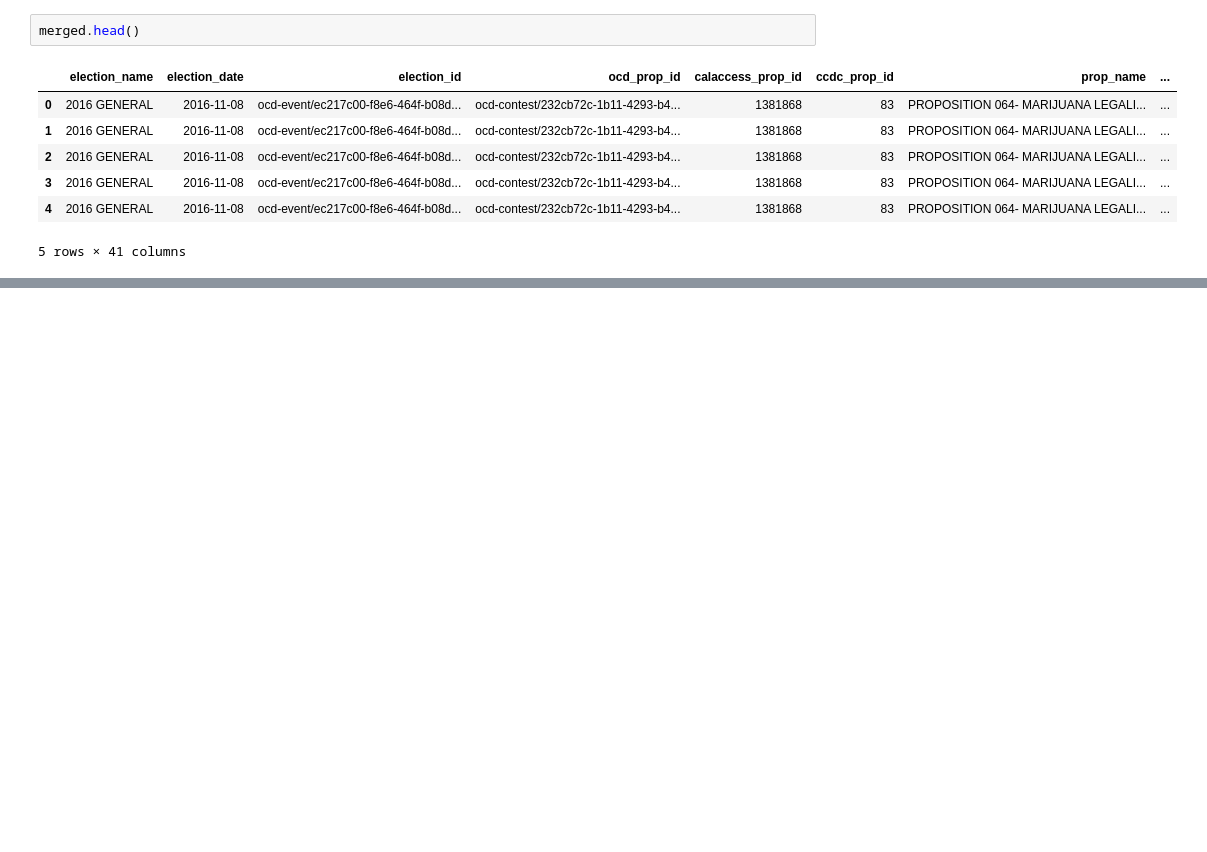
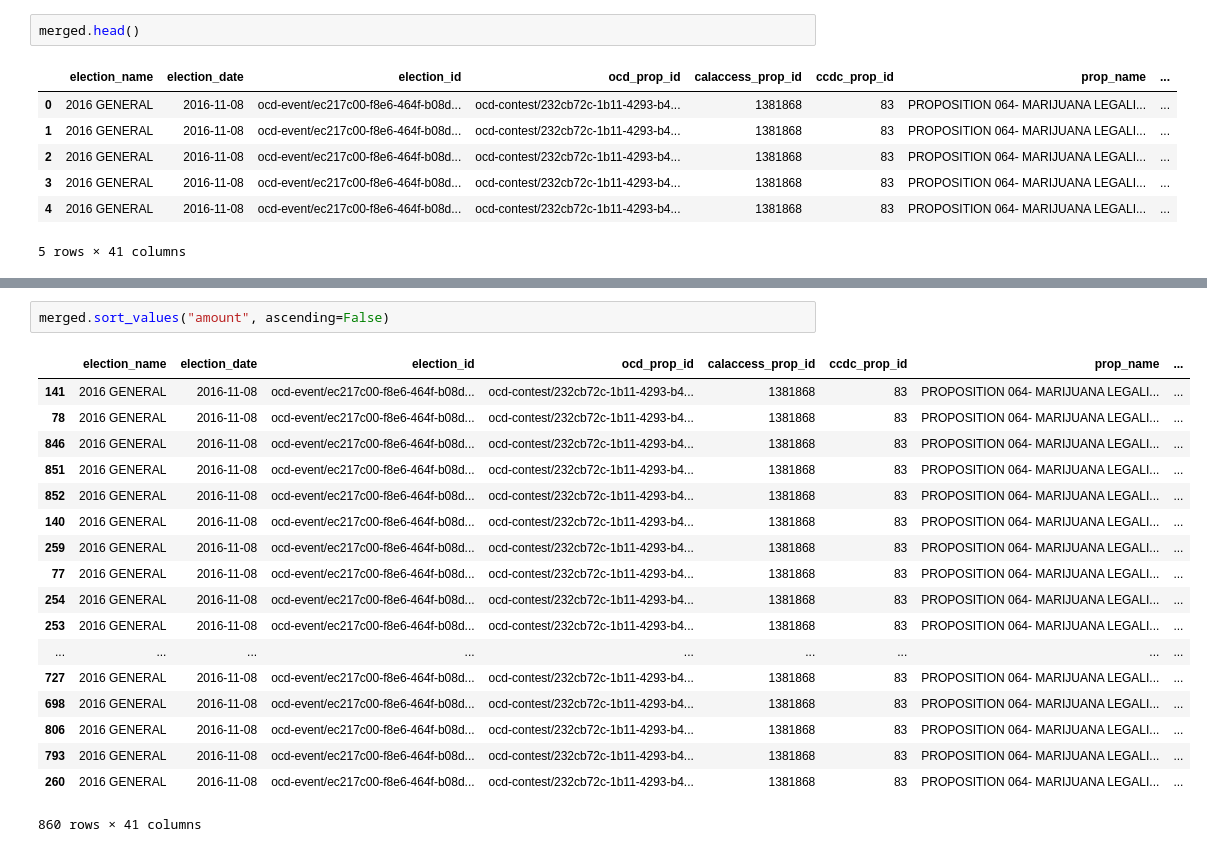
Before and after one commit to palewire/first-python-notebook, a Jupyter notebook: Untitled.ipynb, the cells around one changed output, grey strips where cells are left out. Drawn from its saved outputs; the diff is of its cells as text; blank space fills up the shorter version.

```diff
--- a/Untitled.ipynb
+++ b/Untitled.ipynb
@@ -191,0 +213,21 @@ merged.head()
+# %%
+merged.sort_values("amount", ascending=False)
+# %% [output]
+|  | election_name | election_date | election_id | ocd_prop_id | calaccess_prop_id | ccdc_prop_id | prop_name | ... |
+| 141 | 2016 GENERAL | 2016-11-08 | ocd-event/ec217c00-f8e6-464f-b08d... | ocd-contest/232cb72c-1b11-4293-b4... | 1381868 | 83 | PROPOSITION 064- MARIJUANA LEGALI... | ... |
+| 78 | 2016 GENERAL | 2016-11-08 | ocd-event/ec217c00-f8e6-464f-b08d... | ocd-contest/232cb72c-1b11-4293-b4... | 1381868 | 83 | PROPOSITION 064- MARIJUANA LEGALI... | ... |
+| 846 | 2016 GENERAL | 2016-11-08 | ocd-event/ec217c00-f8e6-464f-b08d... | ocd-contest/232cb72c-1b11-4293-b4... | 1381868 | 83 | PROPOSITION 064- MARIJUANA LEGALI... | ... |
+| 851 | 2016 GENERAL | 2016-11-08 | ocd-event/ec217c00-f8e6-464f-b08d... | ocd-contest/232cb72c-1b11-4293-b4... | 1381868 | 83 | PROPOSITION 064- MARIJUANA LEGALI... | ... |
+| 852 | 2016 GENERAL | 2016-11-08 | ocd-event/ec217c00-f8e6-464f-b08d... | ocd-contest/232cb72c-1b11-4293-b4... | 1381868 | 83 | PROPOSITION 064- MARIJUANA LEGALI... | ... |
+| 140 | 2016 GENERAL | 2016-11-08 | ocd-event/ec217c00-f8e6-464f-b08d... | ocd-contest/232cb72c-1b11-4293-b4... | 1381868 | 83 | PROPOSITION 064- MARIJUANA LEGALI... | ... |
+| 259 | 2016 GENERAL | 2016-11-08 | ocd-event/ec217c00-f8e6-464f-b08d... | ocd-contest/232cb72c-1b11-4293-b4... | 1381868 | 83 | PROPOSITION 064- MARIJUANA LEGALI... | ... |
+| 77 | 2016 GENERAL | 2016-11-08 | ocd-event/ec217c00-f8e6-464f-b08d... | ocd-contest/232cb72c-1b11-4293-b4... | 1381868 | 83 | PROPOSITION 064- MARIJUANA LEGALI... | ... |
+| 254 | 2016 GENERAL | 2016-11-08 | ocd-event/ec217c00-f8e6-464f-b08d... | ocd-contest/232cb72c-1b11-4293-b4... | 1381868 | 83 | PROPOSITION 064- MARIJUANA LEGALI... | ... |
+| 253 | 2016 GENERAL | 2016-11-08 | ocd-event/ec217c00-f8e6-464f-b08d... | ocd-contest/232cb72c-1b11-4293-b4... | 1381868 | 83 | PROPOSITION 064- MARIJUANA LEGALI... | ... |
+| ... | ... | ... | ... | ... | ... | ... | ... | ... |
+| 727 | 2016 GENERAL | 2016-11-08 | ocd-event/ec217c00-f8e6-464f-b08d... | ocd-contest/232cb72c-1b11-4293-b4... | 1381868 | 83 | PROPOSITION 064- MARIJUANA LEGALI... | ... |
+| 698 | 2016 GENERAL | 2016-11-08 | ocd-event/ec217c00-f8e6-464f-b08d... | ocd-contest/232cb72c-1b11-4293-b4... | 1381868 | 83 | PROPOSITION 064- MARIJUANA LEGALI... | ... |
+| 806 | 2016 GENERAL | 2016-11-08 | ocd-event/ec217c00-f8e6-464f-b08d... | ocd-contest/232cb72c-1b11-4293-b4... | 1381868 | 83 | PROPOSITION 064- MARIJUANA LEGALI... | ... |
+| 793 | 2016 GENERAL | 2016-11-08 | ocd-event/ec217c00-f8e6-464f-b08d... | ocd-contest/232cb72c-1b11-4293-b4... | 1381868 | 83 | PROPOSITION 064- MARIJUANA LEGALI... | ... |
+| 260 | 2016 GENERAL | 2016-11-08 | ocd-event/ec217c00-f8e6-464f-b08d... | ocd-contest/232cb72c-1b11-4293-b4... | 1381868 | 83 | PROPOSITION 064- MARIJUANA LEGALI... | ... |
+860 rows × 41 columns
```
Also changed, not shown: parts of 21 cells of this notebook, 6 other files.
